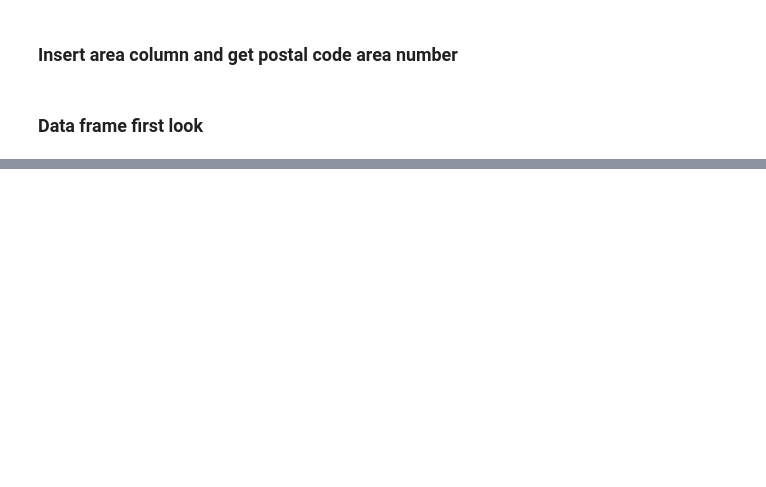
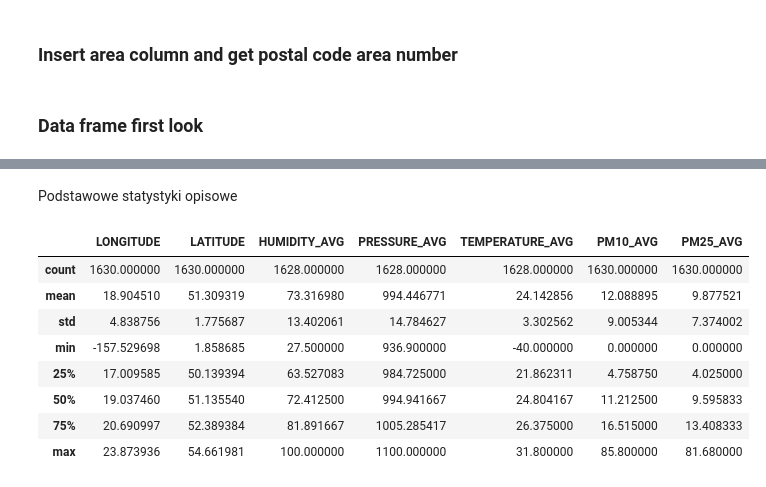
Before and after one commit to Kwadivald/Analiza, a Jupyter notebook: scripts/smog_raw.ipynb, the cells around one changed output, grey strips where cells are left out. Drawn from its saved outputs; the diff is of its cells as text; code cells hidden in the pictures; blank space fills up the shorter version.

```diff
--- a/scripts/smog_raw.ipynb
+++ b/scripts/smog_raw.ipynb
@@ -44,2 +140,14 @@ for x in smog_columns:
+# %% [markdown]
+Podstawowe statystyki opisowe
 # %%
-df_smog.shape
+df_smog.describe()
+# %% [output]
+|  | LONGITUDE | LATITUDE | HUMIDITY_AVG | PRESSURE_AVG | TEMPERATURE_AVG | PM10_AVG | PM25_AVG |
+| count | 1630.000000 | 1630.000000 | 1628.000000 | 1628.000000 | 1628.000000 | 1630.000000 | 1630.000000 |
+| mean | 18.904510 | 51.309319 | 73.316980 | 994.446771 | 24.142856 | 12.088895 | 9.877521 |
+| std | 4.838756 | 1.775687 | 13.402061 | 14.784627 | 3.302562 | 9.005344 | 7.374002 |
+| min | -157.529698 | 1.858685 | 27.500000 | 936.900000 | -40.000000 | 0.000000 | 0.000000 |
+| 25% | 17.009585 | 50.139394 | 63.527083 | 984.725000 | 21.862311 | 4.758750 | 4.025000 |
+| 50% | 19.037460 | 51.135540 | 72.412500 | 994.941667 | 24.804167 | 11.212500 | 9.595833 |
+| 75% | 20.690997 | 52.389384 | 81.891667 | 1005.285417 | 26.375000 | 16.515000 | 13.408333 |
+| max | 23.873936 | 54.661981 | 100.000000 | 1100.000000 | 31.800000 | 85.800000 | 81.680000 |
```
Also changed, not shown: parts of 40 cells of this notebook, 15 other files.
